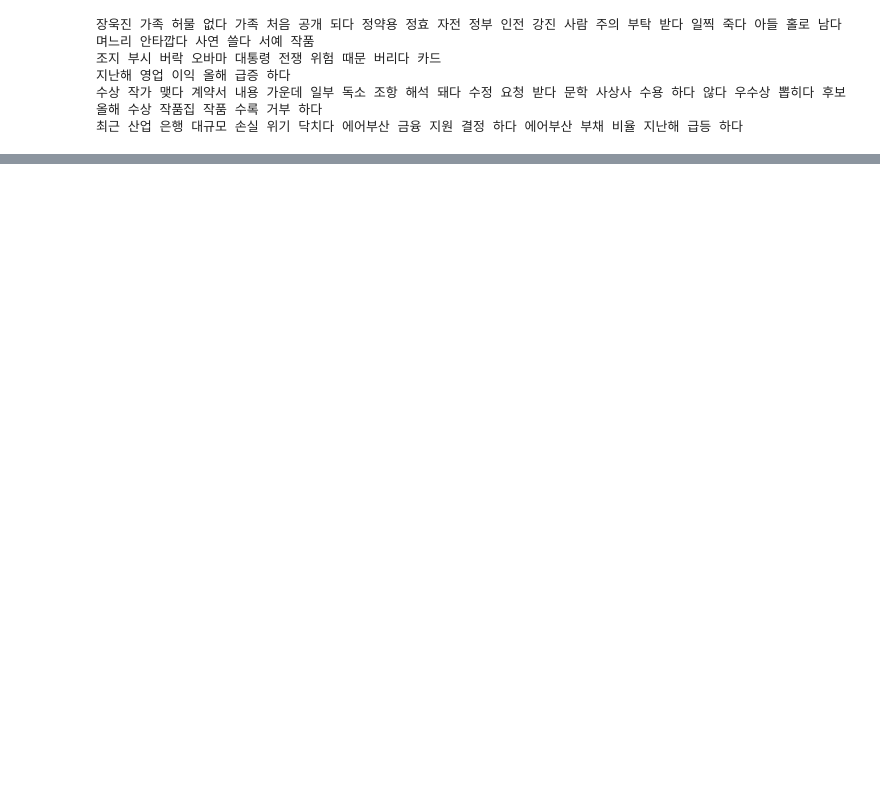
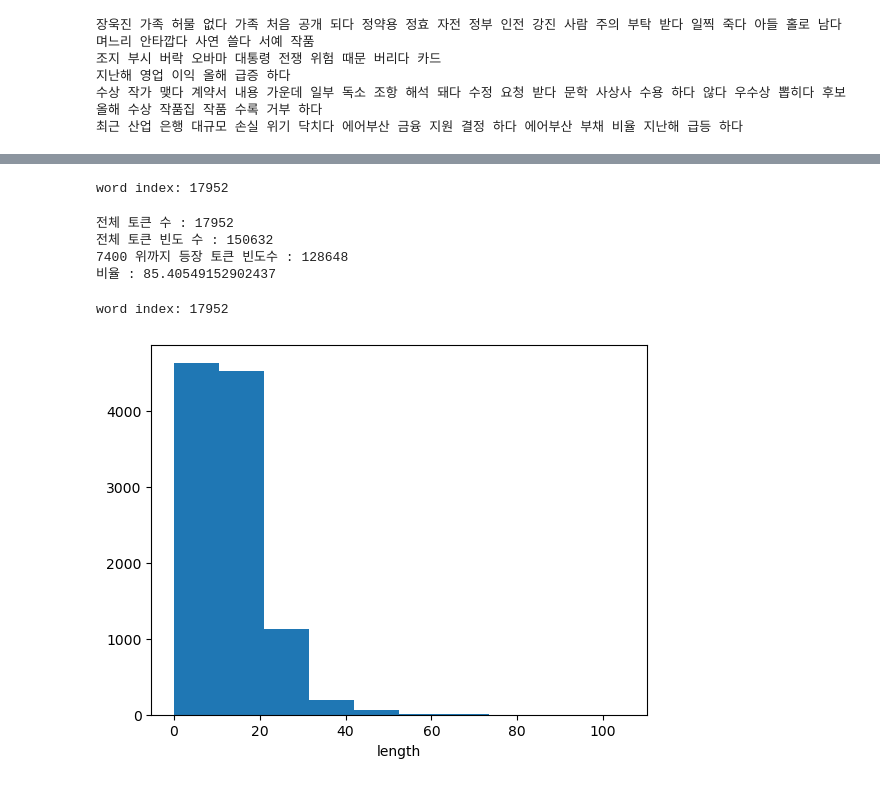
Before and after one commit to na-r0/Dacon, a Jupyter notebook: 문장 유형 분류 AI 경진대회/문장유형분류.ipynb, the cells around one changed output, grey strips where cells are left out. Saved outputs shown, nothing was run; the diff lists cells and outputs as text; code cells hidden in the pictures; blank space fills up the shorter version.

```diff
--- a/문장 유형 분류 AI 경진대회/문장유형분류.ipynb
+++ b/문장 유형 분류 AI 경진대회/문장유형분류.ipynb
@@ -438,0 +486,71 @@ for i in topic:
+# %%
+# 비율에 맞게 학습/테스트 데이터 분활
+X_train, X_test, y_train, y_test = train_test_split(np.array(data),
+                                                    new_target3,
+                                                    test_size=0.2,
+                                                    stratify=new_target3,
+                                                    random_state=42)
+
+# 비율에 맞게 학습/검증 데이터 분활
+X_train, X_val, y_train, y_val = train_test_split(X_train,
+                                                  y_train,
+                                                  test_size=0.2,
+                                                  random_state=42)
+# %%
+# 단어사전 생성하는 함수
+def makeVoca(numWord=0):
+    if numWord>0:
+        myToken=Tokenizer(num_words=numWord)
+    else:
+        myToken=Tokenizer()
+
+    # 단어사전(voca) 생성
+    myToken.fit_on_texts(X_train)
+    return myToken
+
+# 텍스트 데이터 토큰화 진행
+myToken=makeVoca()
+print('word index: {}'.format(len(myToken.word_index)))
+# %% [output]
+word index: 17952
+# %%
+num_words = 7400
+word_counts = dict(myToken.word_counts.items())
+counts = list(word_counts.values())
+
+print('전체 토큰 수 :', len(counts))
+print('전체 토큰 빈도 수 :',np.sum(counts))
+print(num_words,'위까지 등장 토큰 빈도수 :', np.sum(counts[:num_words]))
+print('비율 :',np.sum(counts[:num_words])/np.sum(counts) *100 )
+# %% [output]
+전체 토큰 수 : 17952
+전체 토큰 빈도 수 : 150632
+7400 위까지 등장 토큰 빈도수 : 128648
+비율 : 85.40549152902437
+# %%
+myToken=makeVoca(num_words)
+print('word index: {}'.format(len(myToken.word_index)))
+# %% [output]
+word index: 17952
+# %%
+seq_train=myToken.texts_to_sequences(X_train)
+seq_test=myToken.texts_to_sequences(X_test)
+seq_val=myToken.texts_to_sequences(X_val)
+# %%
+# 패딩 길이 설정
+def checkLength(datas):
+    length = []
+    for data in datas:
+        length.append(len(data))
+    plt.hist(length)
+    plt.xlabel('length')
+    plt.show()
+    return length
+
+length = checkLength(seq_train)
+pad_length = 30
+train_seq = pad_sequences(seq_train, maxlen=pad_length)
+test_seq = pad_sequences(seq_test, maxlen=pad_length)
+val_seq = pad_sequences(seq_val, maxlen=pad_length)
+# %% [output]
+[figure, added]
```
Also changed, not shown: parts of 83 cells of this notebook.
